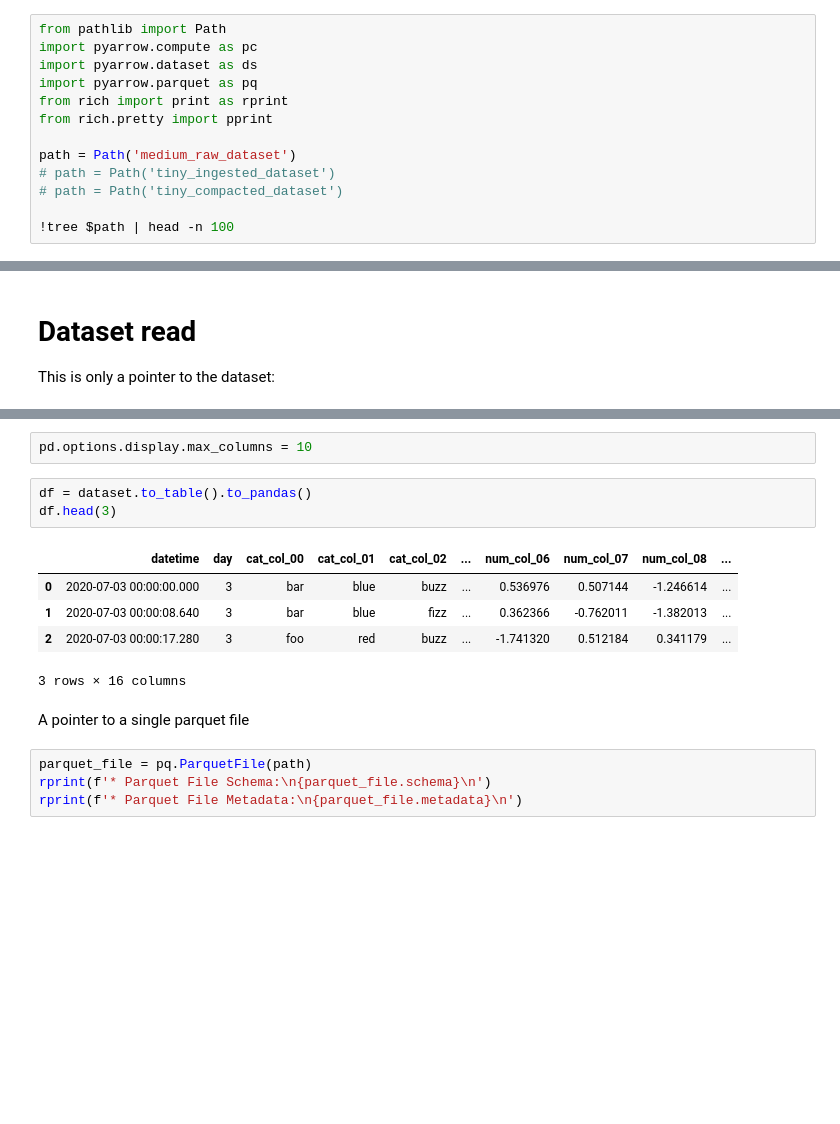
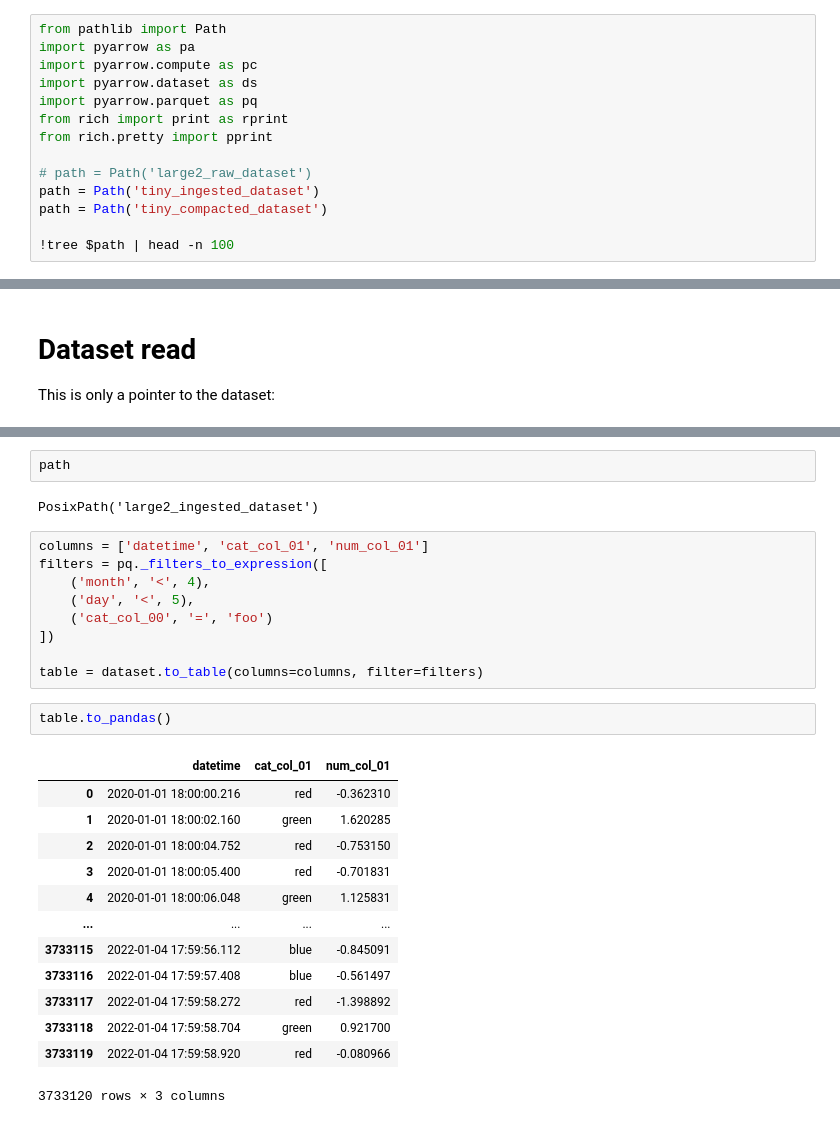
Before and after one commit to tritemio/parquet-pyarrow-pyconit-2022, a Jupyter notebook: scripts/parquet-dataset-inspect.ipynb, the cells around one changed output, grey strips where cells are left out. Saved outputs shown, nothing was run; the diff lists cells and outputs as text; blank space fills up the shorter version.

```diff
--- a/scripts/parquet-dataset-inspect.ipynb
+++ b/scripts/parquet-dataset-inspect.ipynb
@@ -1,14 +1,15 @@
 # %%
 from pathlib import Path
+import pyarrow as pa
 import pyarrow.compute as pc
 import pyarrow.dataset as ds
 import pyarrow.parquet as pq
 from rich import print as rprint
 from rich.pretty import pprint
 
-path = Path('medium_raw_dataset')
-# path = Path('tiny_ingested_dataset')
-# path = Path('tiny_compacted_dataset')
+# path = Path('large2_raw_dataset')
+path = Path('tiny_ingested_dataset')
+path = Path('tiny_compacted_dataset')
 
 !tree $path | head -n 100
 # %% [output]
@@ -114,18 +111,29 @@ import pandas as pd
-# %%
-pd.options.display.max_columns = 10
-# %%
-df = dataset.to_table().to_pandas()
-df.head(3)
-# %% [output]
-|  | datetime | day | cat_col_00 | cat_col_01 | cat_col_02 | ... | num_col_06 | num_col_07 | num_col_08 | ... |
-| 0 | 2020-07-03 00:00:00.000 | 3 | bar | blue | buzz | ... | 0.536976 | 0.507144 | -1.246614 | ... |
-| 1 | 2020-07-03 00:00:08.640 | 3 | bar | blue | fizz | ... | 0.362366 | -0.762011 | -1.382013 | ... |
-| 2 | 2020-07-03 00:00:17.280 | 3 | foo | red | buzz | ... | -1.741320 | 0.512184 | 0.341179 | ... |
-3 rows × 16 columns
-# %% [markdown]
-
-A pointer to a single parquet file
-# %%
-parquet_file = pq.ParquetFile(path)
-rprint(f'* Parquet File Schema:\n{parquet_file.schema}\n')
-rprint(f'* Parquet File Metadata:\n{parquet_file.metadata}\n')
+# %%
+path
+# %% [output]
+PosixPath('large2_ingested_dataset')
+# %%
+columns = ['datetime', 'cat_col_01', 'num_col_01']
+filters = pq._filters_to_expression([
+    ('month', '<', 4),
+    ('day', '<', 5),
+    ('cat_col_00', '=', 'foo')
+])
+
+table = dataset.to_table(columns=columns, filter=filters)
+# %%
+table.to_pandas()
+# %% [output]
+|  | datetime | cat_col_01 | num_col_01 |
+| 0 | 2020-01-01 18:00:00.216 | red | -0.362310 |
+| 1 | 2020-01-01 18:00:02.160 | green | 1.620285 |
+| 2 | 2020-01-01 18:00:04.752 | red | -0.753150 |
+| 3 | 2020-01-01 18:00:05.400 | red | -0.701831 |
+| 4 | 2020-01-01 18:00:06.048 | green | 1.125831 |
+| ... | ... | ... | ... |
+| 3733115 | 2022-01-04 17:59:56.112 | blue | -0.845091 |
+| 3733116 | 2022-01-04 17:59:57.408 | blue | -0.561497 |
+| 3733117 | 2022-01-04 17:59:58.272 | red | -1.398892 |
+| 3733118 | 2022-01-04 17:59:58.704 | green | 0.921700 |
+| 3733119 | 2022-01-04 17:59:58.920 | red | -0.080966 |
+3733120 rows × 3 columns
```
Also changed, not shown: parts of 6 cells of this notebook, 3 other files.
